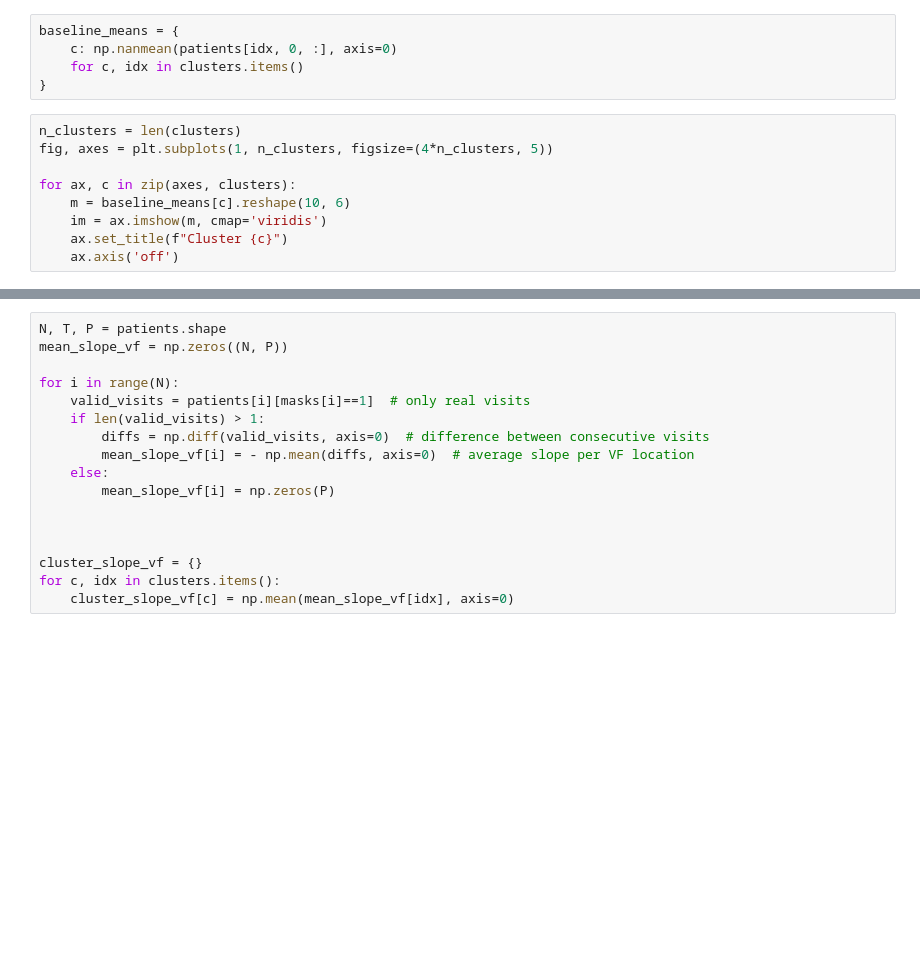
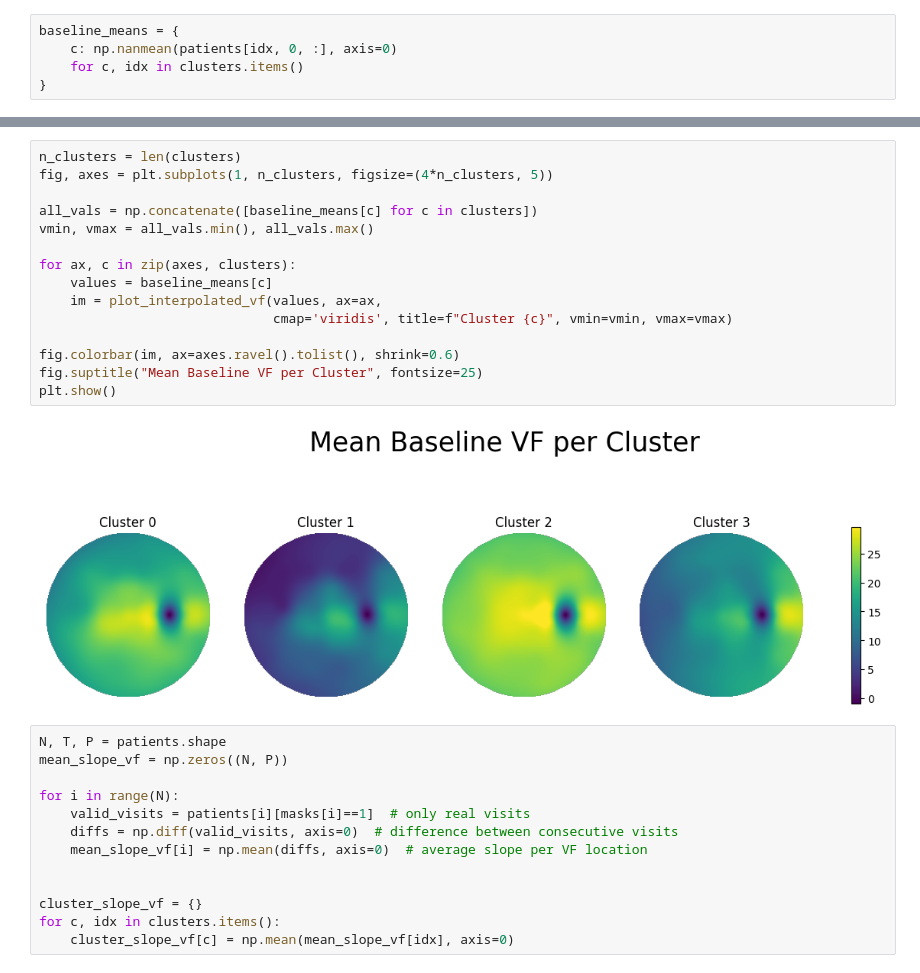
Before and after one commit to lilyhirano/Visual-Field-Analysis, a Jupyter notebook: unsupervised_model/test.ipynb, the cells around one changed output, grey strips where cells are left out. Saved outputs shown, nothing was run; the diff lists cells and outputs as text; blank space fills up the shorter version.

```diff
--- a/unsupervised_model/test.ipynb
+++ b/unsupervised_model/test.ipynb
@@ -161,12 +125,3 @@ baseline_means = {
     c: np.nanmean(patients[idx, 0, :], axis=0)
     for c, idx in clusters.items()
 }
-# %%
-n_clusters = len(clusters)
-fig, axes = plt.subplots(1, n_clusters, figsize=(4*n_clusters, 5))
-
-for ax, c in zip(axes, clusters):
-    m = baseline_means[c].reshape(10, 6)
-    im = ax.imshow(m, cmap='viridis')
-    ax.set_title(f"Cluster {c}")
-    ax.axis('off')
@@ -175,15 +164,28 @@ for ax, c in zip(axes, clusters):
+# %%
+n_clusters = len(clusters)
+fig, axes = plt.subplots(1, n_clusters, figsize=(4*n_clusters, 5))
+
+all_vals = np.concatenate([baseline_means[c] for c in clusters])
+vmin, vmax = all_vals.min(), all_vals.max()
+
+for ax, c in zip(axes, clusters):
+    values = baseline_means[c]
+    im = plot_interpolated_vf(values, ax=ax,
+                              cmap='viridis', title=f"Cluster {c}", vmin=vmin, vmax=vmax)
+
+fig.colorbar(im, ax=axes.ravel().tolist(), shrink=0.6)
+fig.suptitle("Mean Baseline VF per Cluster", fontsize=25)
+plt.show()
+# %% [output]
+[figure, added]
 # %%
 N, T, P = patients.shape
 mean_slope_vf = np.zeros((N, P))
 
 for i in range(N):
     valid_visits = patients[i][masks[i]==1]  # only real visits
-    if len(valid_visits) > 1:
-        diffs = np.diff(valid_visits, axis=0)  # difference between consecutive visits
-        mean_slope_vf[i] = - np.mean(diffs, axis=0)  # average slope per VF location
-    else:
-        mean_slope_vf[i] = np.zeros(P)
-
+    diffs = np.diff(valid_visits, axis=0)  # difference between consecutive visits
+    mean_slope_vf[i] = np.mean(diffs, axis=0)  # average slope per VF location
 
 
 cluster_slope_vf = {}
```
Also changed, not shown: parts of 17 cells of this notebook, 10 other files.
